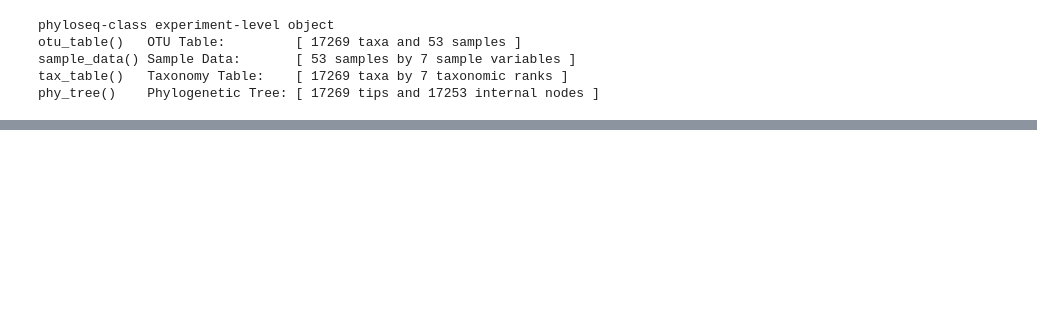
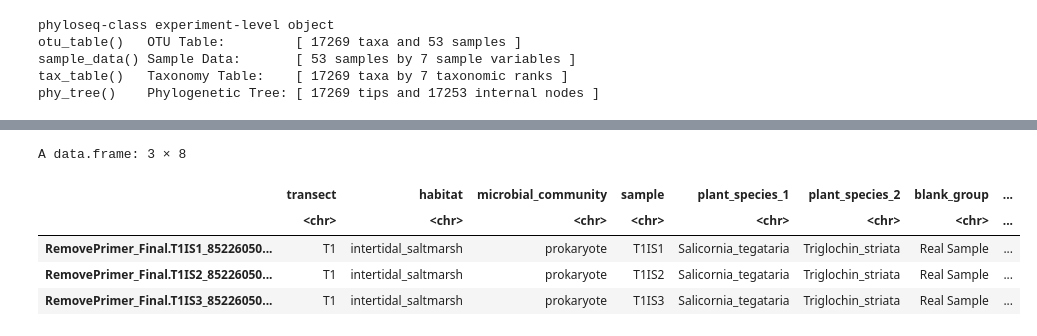
Before and after one commit to PiscatorX/Skunkworks, a Jupyter notebook: Batch_microdecontam/batch_decontam.ipynb, the cells around one changed output, grey strips where cells are left out. Cells and saved outputs as stored; diff of their text form; code cells hidden in the pictures; blank space fills up the shorter version.

```diff
--- a/Batch_microdecontam/batch_decontam.ipynb
+++ b/Batch_microdecontam/batch_decontam.ipynb
@@ -62,0 +66,9 @@ A sample_data: 6 × 7
+# %%
+head(temp_sample_data, 3)
+# %% [output]
+A data.frame: 3 × 8
+|  | transect | habitat | microbial_community | sample | plant_species_1 | plant_species_2 | blank_group | ... |
+|  | <chr> | <chr> | <chr> | <chr> | <chr> | <chr> | <chr> | ... |
+| RemovePrimer_Final.T1IS1_85226050... | T1 | intertidal_saltmarsh | prokaryote | T1IS1 | Salicornia_tegataria | Triglochin_striata | Real Sample | ... |
+| RemovePrimer_Final.T1IS2_85226050... | T1 | intertidal_saltmarsh | prokaryote | T1IS2 | Salicornia_tegataria | Triglochin_striata | Real Sample | ... |
+| RemovePrimer_Final.T1IS3_85226050... | T1 | intertidal_saltmarsh | prokaryote | T1IS3 | Salicornia_tegataria | Triglochin_striata | Real Sample | ... |
```
Also changed, not shown: parts of 14 cells of this notebook.
